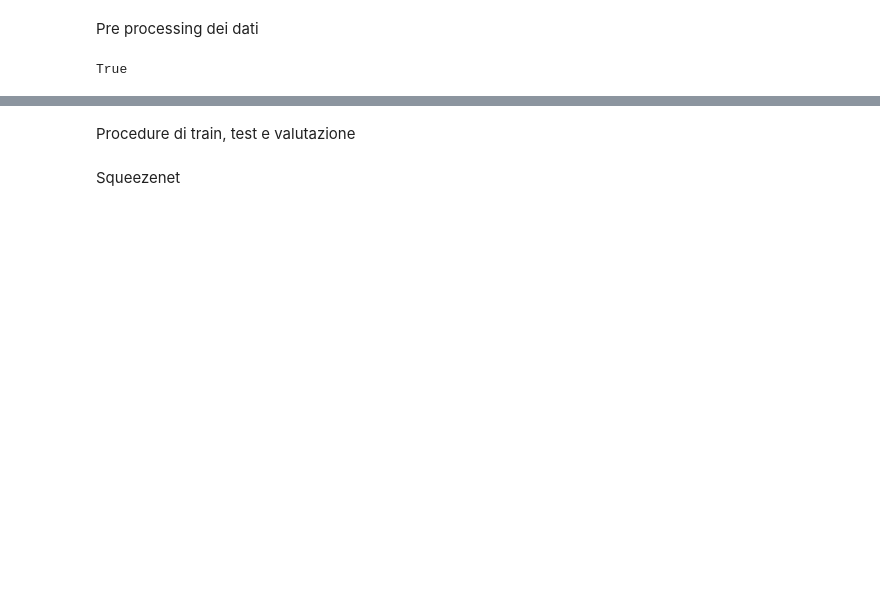
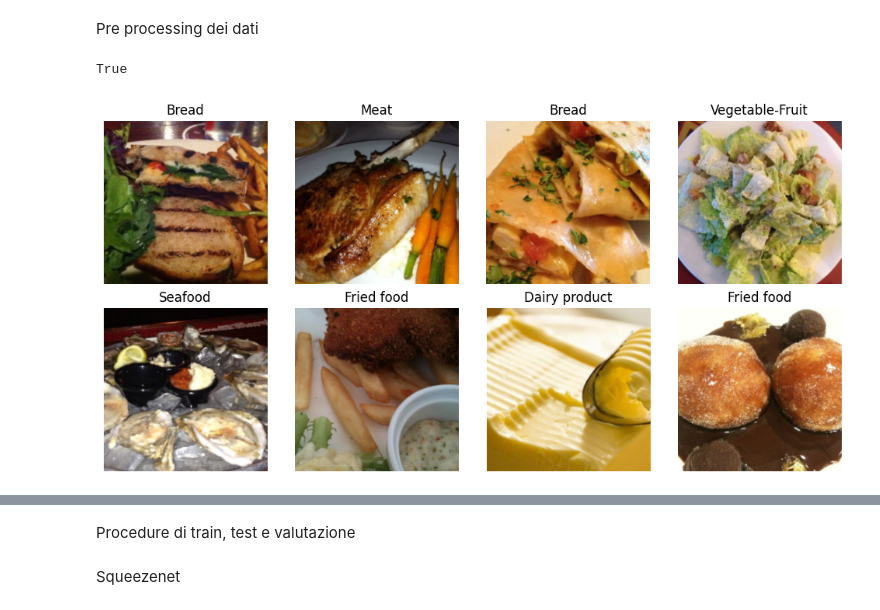
Before and after one commit to GiovanniTorrisi28/FoodVision, a Jupyter notebook: notebooks/Esperimenti su food11.ipynb, the cells around one changed output, grey strips where cells are left out. Saved outputs shown, nothing was run; the diff lists cells and outputs as text; code cells hidden in the pictures; blank space fills up the shorter version.

```diff
--- a/notebooks/Esperimenti su food11.ipynb
+++ b/notebooks/Esperimenti su food11.ipynb
@@ -13,6 +13,45 @@ path_dataset = "../dataset/food11"
 path_modelli = "../modelli"
 path_logs = "../logs_food11"
 device = 'cuda' if torch.cuda.is_available() else 'cpu'
+# %%
+from torchvision import datasets, transforms
+from torch.utils.data import DataLoader
+import os
+import matplotlib.pyplot as plt
+
+transform_train = transforms.Compose([
+    transforms.Resize(256),
+    transforms.CenterCrop(224),
+    transforms.ToTensor(),
+])
+
+train_dataset = datasets.ImageFolder(
+    root=os.path.join(path_dataset, "training"),
+    transform = transform_train
+)
+
+
+train_loader = DataLoader(train_dataset, batch_size= 32, shuffle=True,num_workers=0, pin_memory=True)
+
+images, labels = next(iter(train_loader))
+
+fig, axes = plt.subplots(2, 4, figsize=(10, 5))
+axes = axes.flatten()
+
+for img, label, ax in zip(images[:8], labels[:8], axes):
+
+    # Da (C, H, W) → (H, W, C)
+    img = img.permute(1, 2, 0)
+    ax.imshow(img)
+
+    class_name = train_dataset.classes[label]
+    ax.set_title(f"{class_name}")
+    ax.axis("off")
+
+plt.tight_layout()
+plt.show()
+# %% [output]
+[figure, added]
 # %%
 import os
 from torchvision import datasets, transforms
```
Also changed, not shown: parts of 25 cells of this notebook, 14 other files.
